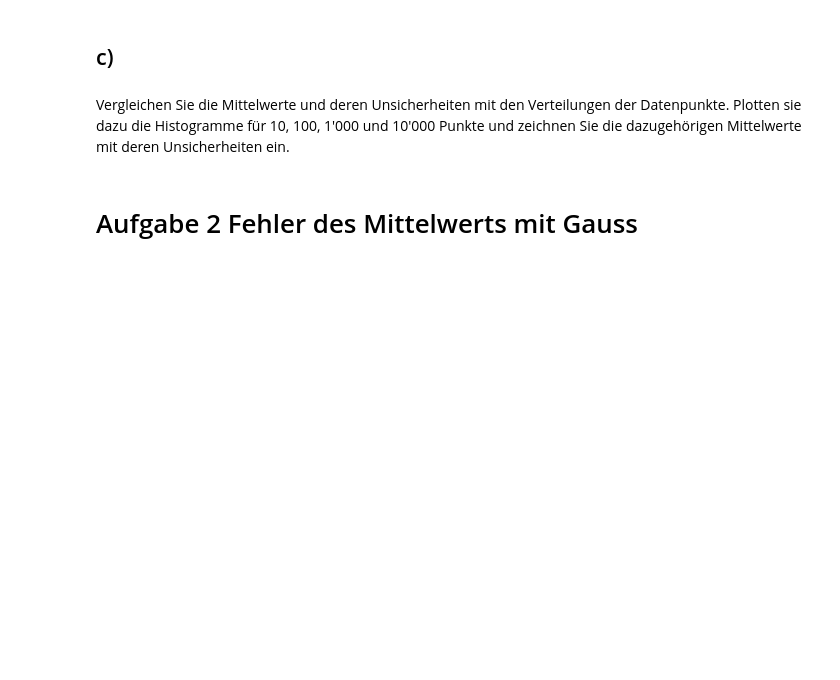
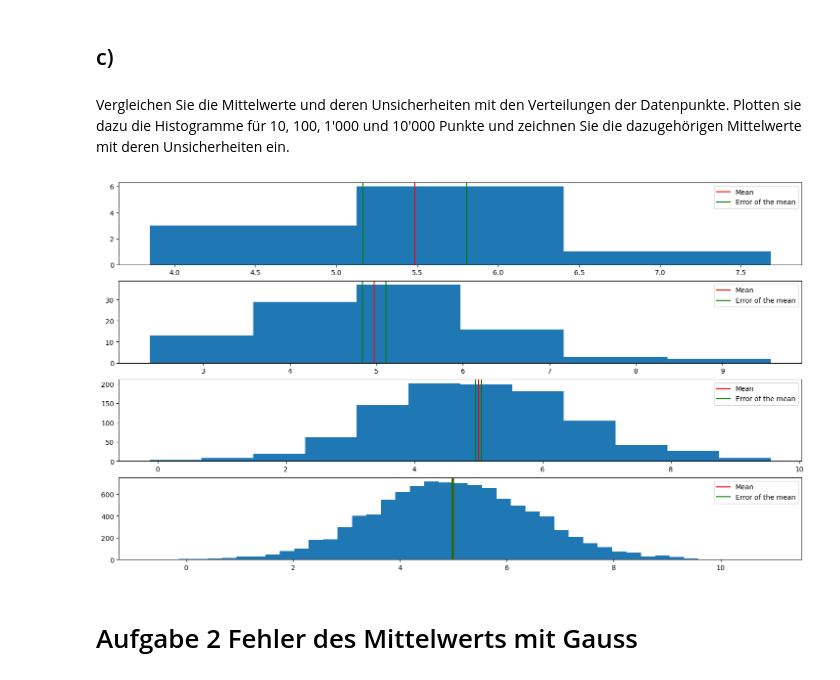
Before and after one commit to fflopsi/datenanalyse, a Jupyter notebook: exercises/04/Aufgabenlatt_4.ipynb, the cells around one changed output. Saved outputs shown, nothing was run; the diff lists cells and outputs as text; code cells hidden in the pictures; blank space fills up the shorter version.

```diff
--- a/exercises/04/Aufgabenlatt_4.ipynb
+++ b/exercises/04/Aufgabenlatt_4.ipynb
@@ -46,6 +70,17 @@ Da es sich hier um mehrere Grössenordnungen handelt, ist es vorteilhaft, mit `n
 ## c)
 # %% [markdown]
 Vergleichen Sie die Mittelwerte und deren Unsicherheiten mit den Verteilungen der Datenpunkte. Plotten sie dazu die Histogramme für 10, 100, 1'000 und 10'000 Punkte und zeichnen Sie die dazugehörigen Mittelwerte mit deren Unsicherheiten ein.
+# %%
+fig, ax = plt.subplots(4, figsize=(18,10))
+#bins = np.linspace(0, 10, 50)
+for i in range(4):
+    ax[i].hist(data[:10**(i+1)], bins='stone')
+    ax[i].axvline(x=means[10**(i+1)-1], color='red', label='Mean')
+    ax[i].axvline(x=means[10**(i+1)-1] + eotms[10**(i+1)-1], color='green', label='Error of the mean')
+    ax[i].axvline(x=means[10**(i+1)-1] - eotms[10**(i+1)-1], color='green')
+    ax[i].legend()
+# %% [output]
+[figure, added]
 # %% [markdown]
 # Aufgabe 2 Fehler des Mittelwerts mit Gauss
 # %% [markdown]
```
Also changed, not shown: parts of 11 cells of this notebook.
